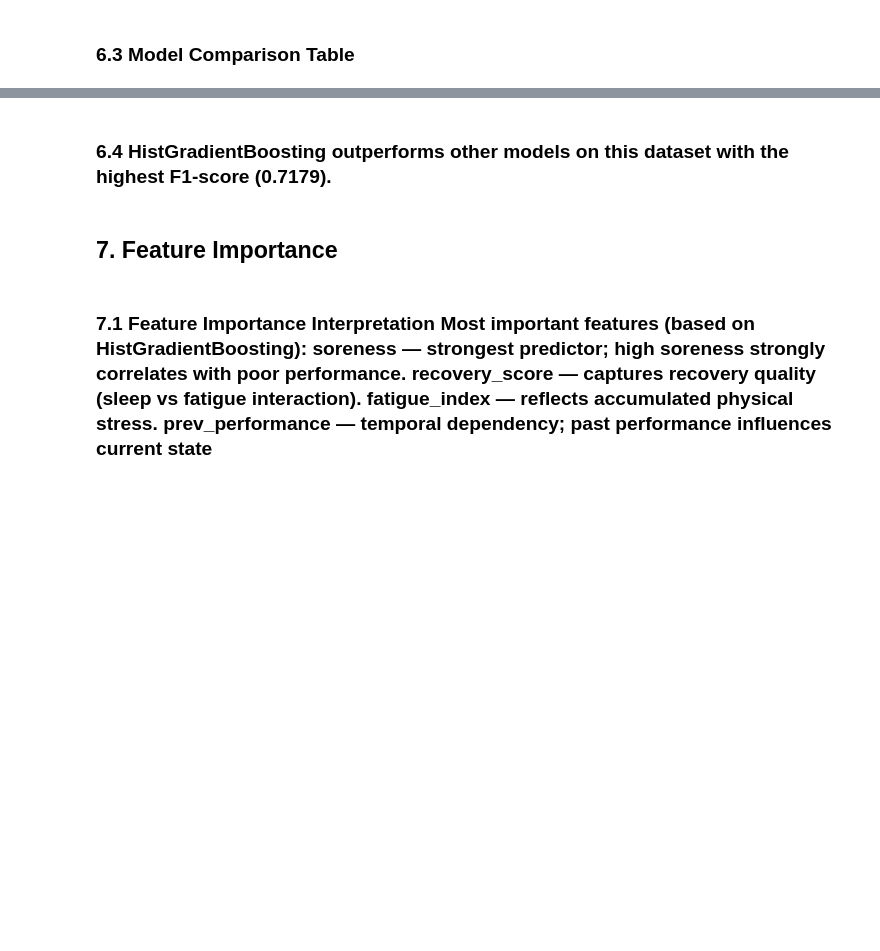
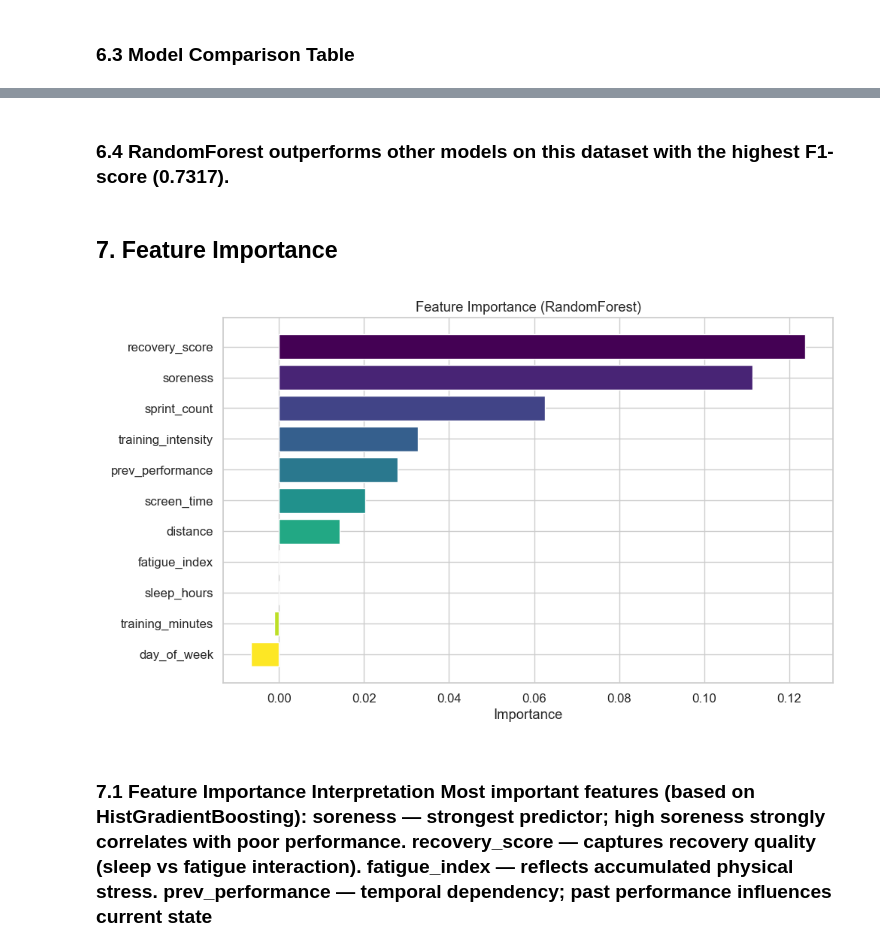
Before and after one commit to ritamrabha/Football-Performance-Prediction, a Jupyter notebook: notebooks/Football_Performance_Prediction.ipynb, the cells around one changed output, grey strips where cells are left out. Drawn from its saved outputs; the diff is of its cells as text; code cells hidden in the pictures; blank space fills up the shorter version.

```diff
--- a/notebooks/Football_Performance_Prediction.ipynb
+++ b/notebooks/Football_Performance_Prediction.ipynb
@@ -602,47 +640,48 @@ display(Image('../outputs/model_comparison_table.png'))
 # %% [markdown]
-### 6.4 **HistGradientBoosting** outperforms other models on this dataset with the highest F1-score (0.7179).
+### 6.4 **RandomForest** outperforms other models on this dataset with the highest F1-score (0.7317).
 # %% [markdown]
 ## 7. Feature Importance
 # %%
-import matplotlib.pyplot as plt
-import numpy as np
+
 from sklearn.inspection import permutation_importance
-from IPython.display import Image, display
+
 
 # Best model
-best_model = trained_models['hist_gb']
+best_model = trained_models['random_forest']
 
 # Compute permutation importance
 result = permutation_importance(
     best_model, X_test, y_test,
     n_repeats=20,
     random_state=42,
     n_jobs=-1
 )
 
 importances = result.importances_mean
 indices = np.argsort(importances)[::-1]
 
 sorted_features = [feature_names[i] for i in indices]
 
 # --- Plot ---
 plt.figure(figsize=(10,6))
 
 colors = plt.cm.viridis(np.linspace(0, 1, len(importances)))
 
 plt.barh(range(len(importances)), importances[indices], color=colors)
 
 plt.yticks(range(len(importances)), sorted_features)
 plt.gca().invert_yaxis()
 
 plt.xlabel("Importance")
-plt.title("Feature Importance (HistGradientBoosting)")
+plt.title("Feature Importance (RandomForest)")
 
 plt.tight_layout()
 plt.savefig('../outputs/feature_importance.png')
 plt.close()
 
 display(Image('../outputs/feature_importance.png'))
+# %% [output]
+[figure, added]
 # %% [markdown]
 ### 7.1 Feature Importance Interpretation **Most important features** (based on HistGradientBoosting): **soreness** — strongest predictor; high soreness strongly correlates with poor performance. **recovery_score** — captures recovery quality (sleep vs fatigue interaction). **fatigue_index** — reflects accumulated physical stress. **prev_performance** — temporal dependency; past performance influences current state
 # %% [markdown]
```
Also changed, not shown: parts of 17 cells of this notebook, 12 other files.
